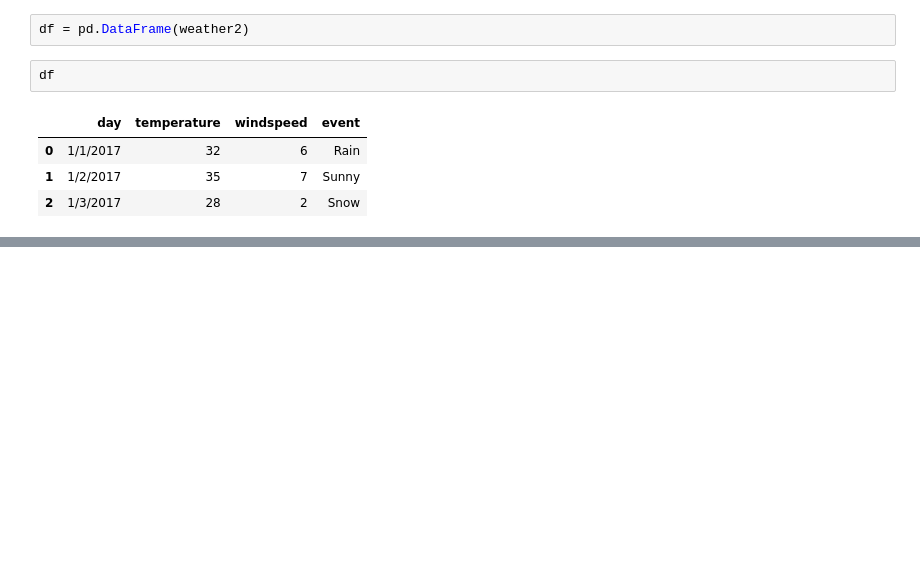
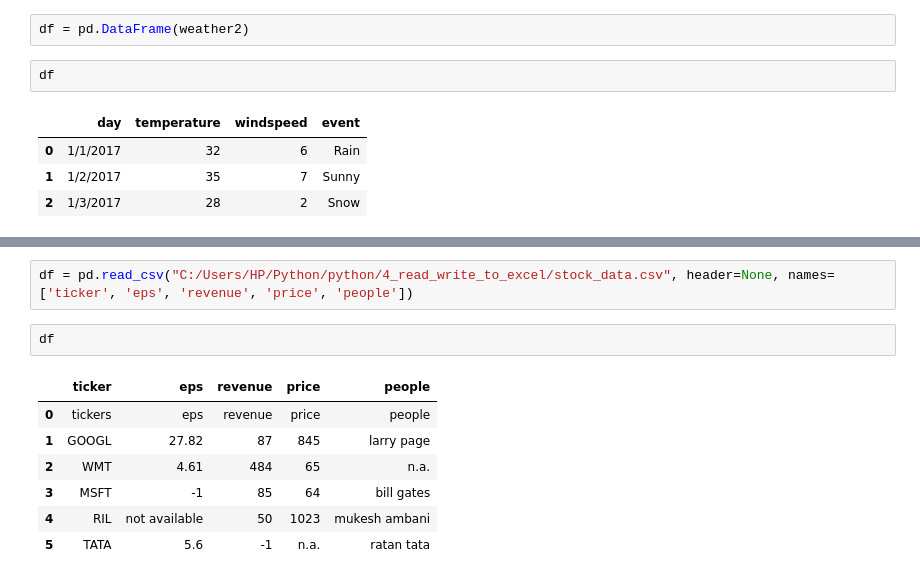
Before and after one commit to hrishi-bodkhe/Python, a Jupyter notebook: python/pandas.ipynb, the cells around one changed output, grey strips where cells are left out. Saved outputs shown, nothing was run; the diff lists cells and outputs as text; blank space fills up the shorter version.

```diff
--- a/python/pandas.ipynb
+++ b/python/pandas.ipynb
@@ -380,0 +420,12 @@ df
+# %%
+df = pd.read_csv("C:/Users/HP/Python/python/4_read_write_to_excel/stock_data.csv", header=None, names=['ticker', 'eps', 'revenue', 'price', 'people'])
+# %%
+df
+# %% [output]
+|  | ticker | eps | revenue | price | people |
+| 0 | tickers | eps | revenue | price | people |
+| 1 | GOOGL | 27.82 | 87 | 845 | larry page |
+| 2 | WMT | 4.61 | 484 | 65 | n.a. |
+| 3 | MSFT | -1 | 85 | 64 | bill gates |
+| 4 | RIL | not available | 50 | 1023 | mukesh ambani |
+| 5 | TATA | 5.6 | -1 | n.a. | ratan tata |
```
Also changed, not shown: parts of 23 cells of this notebook, 2 other files.
